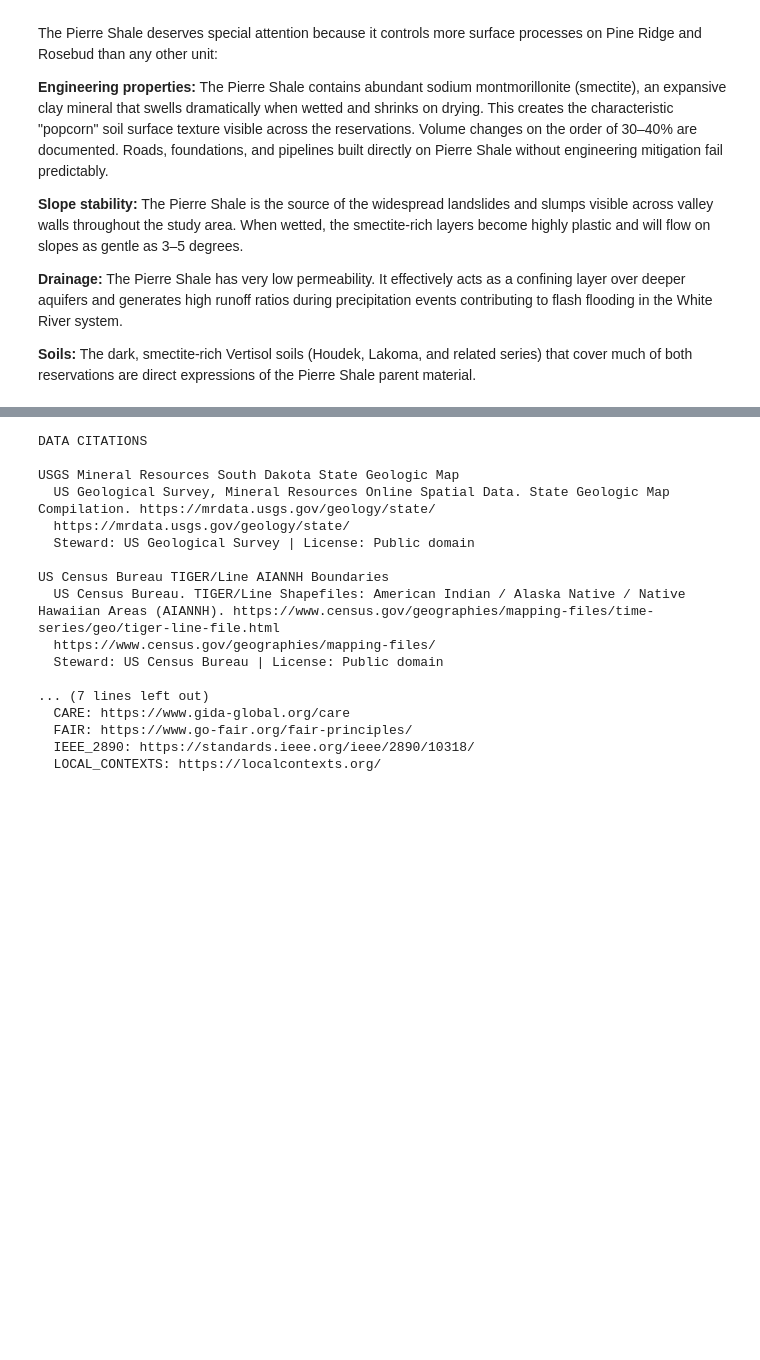
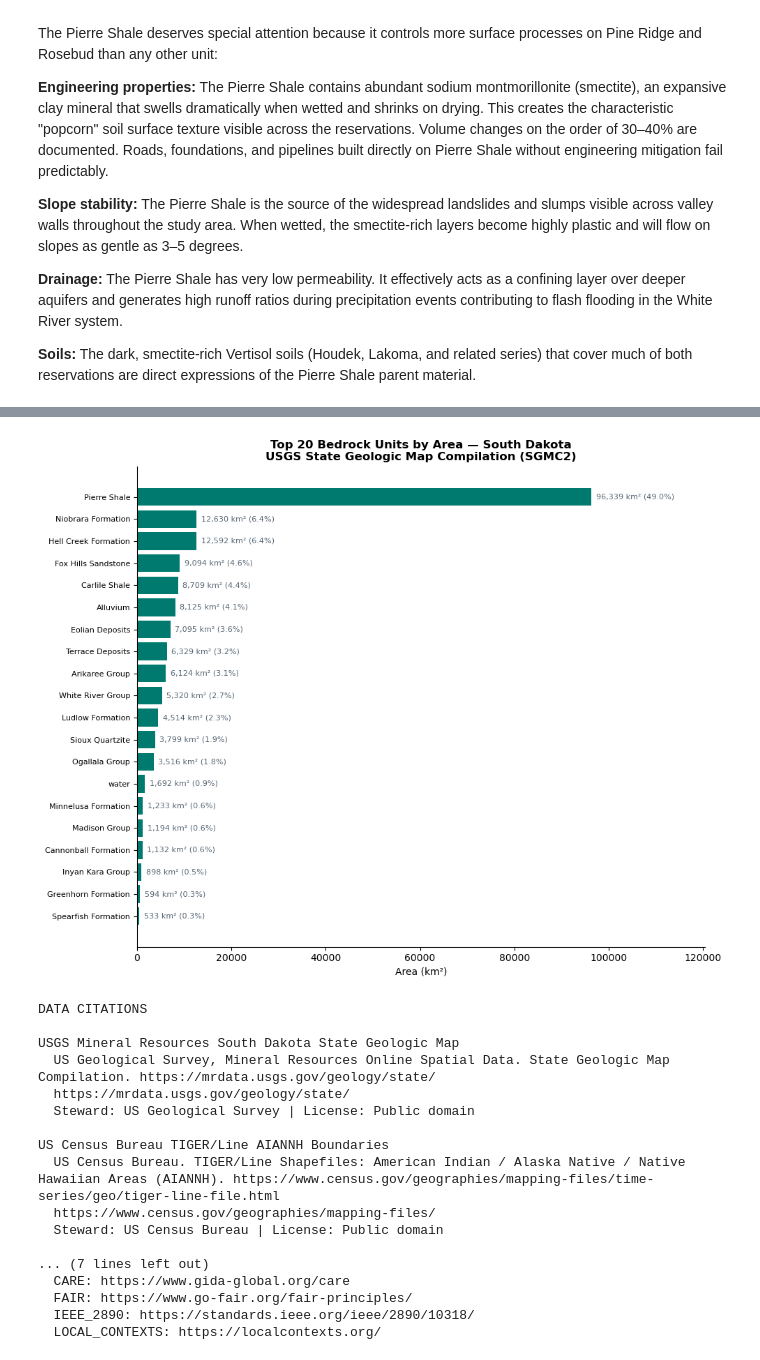
Before and after one commit to daearconsulting/Tribal_soils_geology, a Jupyter notebook: Notebooks/03_bedrock_geology.ipynb, the cells around one changed output, grey strips where cells are left out. Drawn from its saved outputs; the diff is of its cells as text; code cells hidden in the pictures; blank space fills up the shorter version.

```diff
--- a/Notebooks/03_bedrock_geology.ipynb
+++ b/Notebooks/03_bedrock_geology.ipynb
@@ -287,3 +300,31 @@ Oglala Lakota bedrock unit areas:
+# %%
+if not state_geo.empty and unit_col:
+    top_n = 20
+    plot_data = unit_areas.head(top_n).sort_values(ascending=True)
+
+    fig, ax = plt.subplots(figsize=(10, 8))
+    bars = ax.barh(plot_data.index.astype(str), plot_data.values, color=TEAL)
+
+    for bar, val in zip(bars, plot_data.values):
+        pct = val / total * 100
+        ax.text(bar.get_width() + total * 0.005, bar.get_y() + bar.get_height() / 2,
+                f"{val:,.0f} km² ({pct:.1f}%)", va="center", fontsize=8, color=GRAY)
+
+    despine(ax)
+    ax.set_xlabel("Area (km²)", fontsize=10)
+    ax.set_title(f"Top {top_n} Bedrock Units by Area — South Dakota\n"
+                 "USGS State Geologic Map Compilation (SGMC2)",
+                 fontsize=12, fontweight="bold")
+    ax.tick_params(axis="y", labelsize=8)
+    ax.set_xlim(0, plot_data.max() * 1.25)
+
+    plt.tight_layout()
+    fig.savefig(FIGURES_DIR/"03_bedrock_unit_areas.png", dpi=150, bbox_inches="tight")
+    plt.show()
+else:
+    print("Load state geology data to compute unit areas.")
+# %% [output]
+[figure, added]
 # %%
 print(generate_citations(["usgs_state_geology","census_aiannh"]))
 # %% [output]
```
Also changed, not shown: parts of 4 cells of this notebook, 1 other file.
